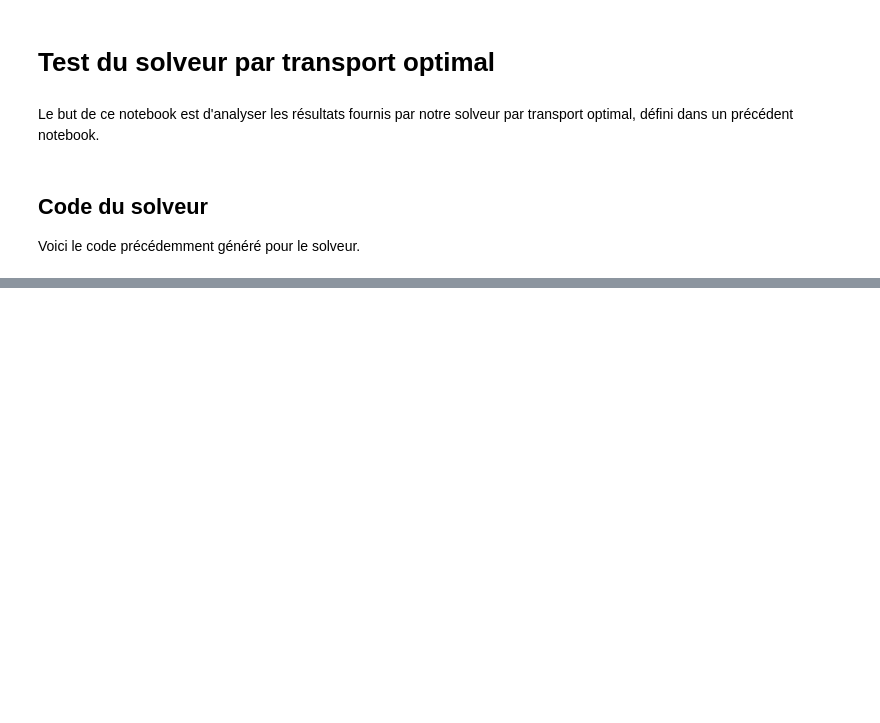
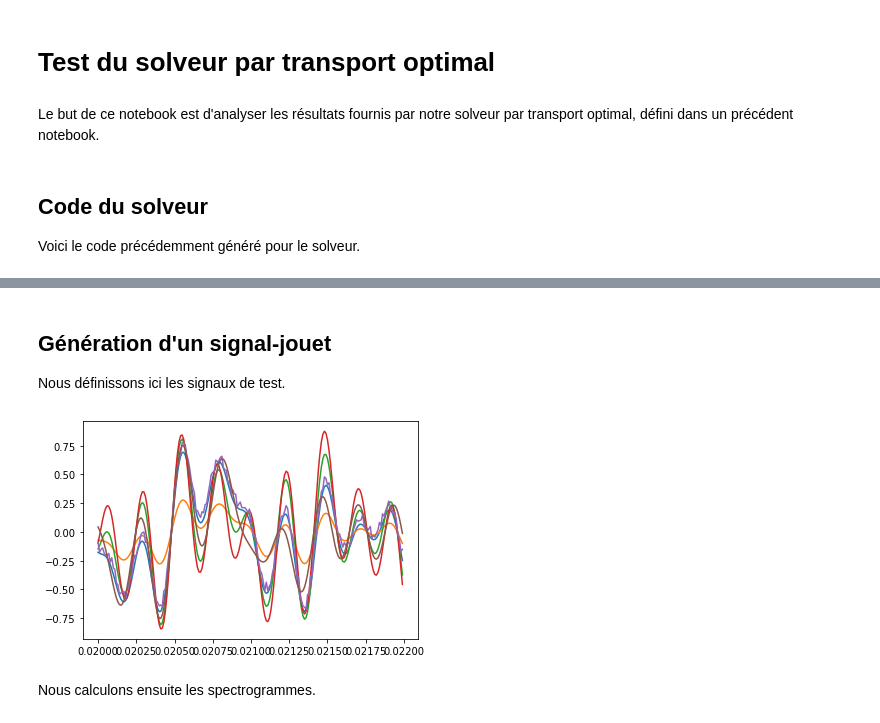
Before and after one commit to MaximeCaute/TraitementSignauxEEG, a Jupyter notebook: Notebooks/TestsSolveurTransportOptimal.ipynb, the cells around one changed output, grey strips where cells are left out. Drawn from its saved outputs; the diff is of its cells as text; code cells hidden in the pictures; blank space fills up the shorter version.

Commit message:
Tests sur le solveur optimal

```diff
--- a/Notebooks/TestsSolveurTransportOptimal.ipynb
+++ b/Notebooks/TestsSolveurTransportOptimal.ipynb
@@ -137,0 +197,4 @@ def slice_spectrogram( f, t, S, fmin=0, fmax=50000):
+# %%
+import random
+# White noise, i.e a random signal
+white_noise = [random.random()/10 for t in T]
@@ -137,0 +237,43 @@ def slice_spectrogram( f, t, S, fmin=0, fmax=50000):
+# %% [markdown]
+## Génération d'un signal-jouet
+
+Nous définissons ici les signaux de test.
+# %%
+# First, simple signal. Same amplitude, with all coefficients equals.
+coeffs1 = [1/len(base_signals) for s in base_signals]
+s1 = np.dot(coeffs1, base_signals)
+
+# Augmented amplitude
+coeffs2 = [0.1 for s in base_signals]
+s2 = np.dot(coeffs2, base_signals)
+
+# Custom coefficients - All signals presents
+coeffs3 = [0.1,0.2,0.3,0.4]
+s3 = np.dot(coeffs3, base_signals)
+
+# A signal is not component
+coeffs4 = [0,0.25,0.25,0.5]
+s4 = np.dot(coeffs4, base_signals)
+
+# Noisy signal
+coeffs5 = coeffs1
+s5 = s1 + white_noise
+
+# Let us trick a bit, by adding a signal absent from the dictionnary.
+coeffs6 = [0.2,0.2,0.2,0.2]
+f6 = 3515.625
+s6 = np.dot(coeffs6, base_signals) + np.array([0.2*np.sin(2*np.pi*f6*t) for t in T])
+
+start_index = 2000
+size = 200
+plt.plot(T[start_index:start_index+size],s1[start_index:start_index+size])
+plt.plot(T[start_index:start_index+size],s2[start_index:start_index+size])
+plt.plot(T[start_index:start_index+size],s3[start_index:start_index+size])
+plt.plot(T[start_index:start_index+size],s4[start_index:start_index+size])
+plt.plot(T[start_index:start_index+size],s5[start_index:start_index+size])
+plt.plot(T[start_index:start_index+size],s6[start_index:start_index+size])
+plt.show()
+# %% [output]
+[figure, added]
+# %% [markdown]
+Nous calculons ensuite les spectrogrammes.
```
Also changed, not shown: parts of 18 cells of this notebook.
